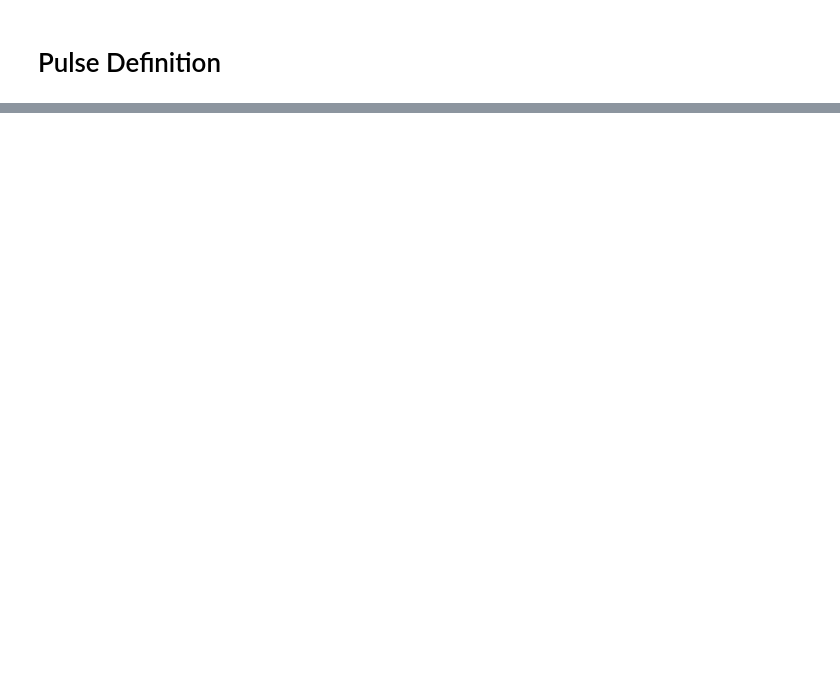
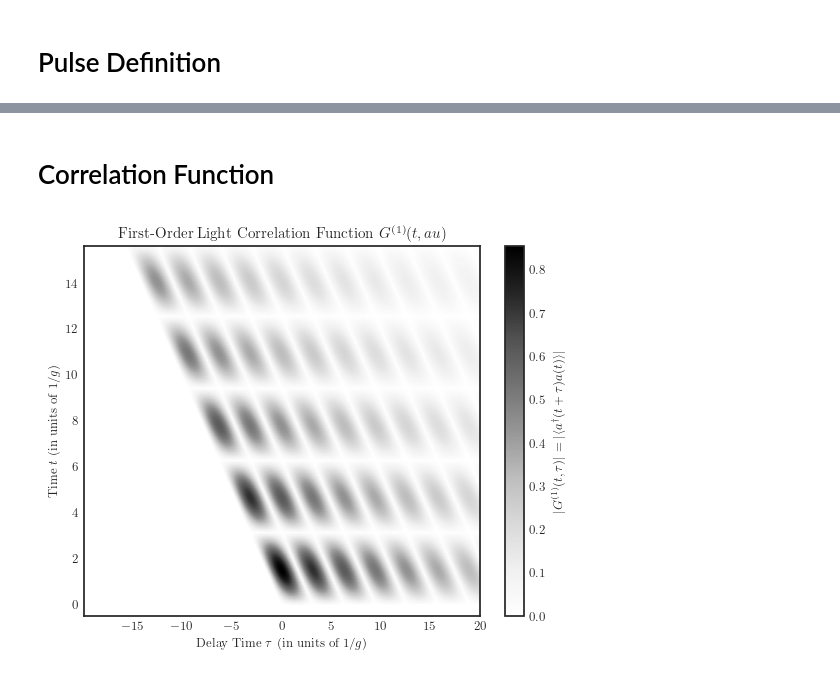
Before and after one commit to juardilag/Pulsed-cQED, a Jupyter notebook: test.ipynb, the cells around one changed output, grey strips where cells are left out. Saved outputs shown, nothing was run; the diff lists cells and outputs as text; code cells hidden in the pictures; blank space fills up the shorter version.

```diff
--- a/test.ipynb
+++ b/test.ipynb
@@ -88,0 +98,30 @@ plt.show()
+# %%
+tau_array_pos =  jnp.linspace(0, 20, 500)
+tau_array_neg = jnp.flip(-tau_array_pos)[1:]
+tau_array_full = jnp.concatenate([tau_array_neg, tau_array_pos])
+
+G1_matrix = g1_matrix(
+    rho_t_array = rho_all_t,
+    t_array = t_array,
+    a_L = a_full,
+    adag_L = adag_full,
+    tau_array_pos = tau_array_pos,
+    tau_array_neg = tau_array_neg,
+    L_ops = L_ops,
+    H_t_func = H_t_func,
+    E_func = drive
+)
+# %% [markdown]
+# Correlation Function
+# %%
+G1_abs = jnp.abs(G1_matrix)
+
+plt.pcolormesh(tau_array_full, t_array, G1_abs, shading='gouraud')
+
+plt.colorbar(label=r"$|G^{(1)}(t, \tau)| = |\langle a^\dagger(t+\tau) a(t) \rangle|$")
+plt.title("First-Order Light Correlation Function $G^{(1)}(t, \tau)$")
+plt.xlabel(r"Delay Time $\tau$ (in units of $1/g$)")
+plt.ylabel(r"Time $t$ (in units of $1/g$)")
+plt.show()
+# %% [output]
+[figure, added]
```
Also changed, not shown: parts of 5 cells of this notebook.
